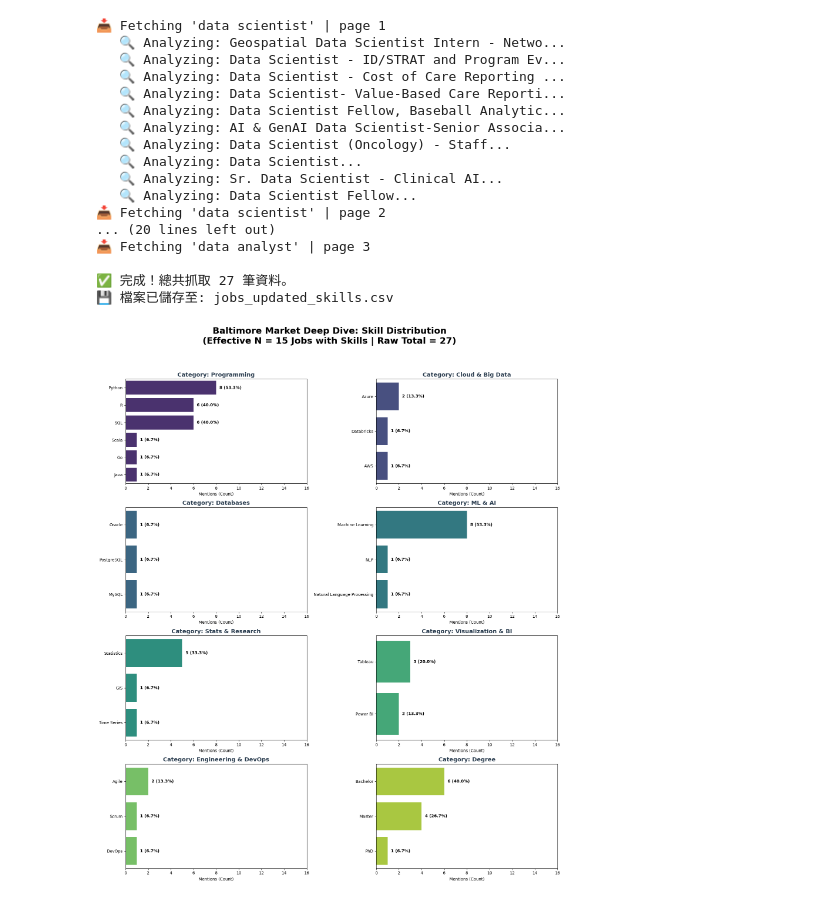
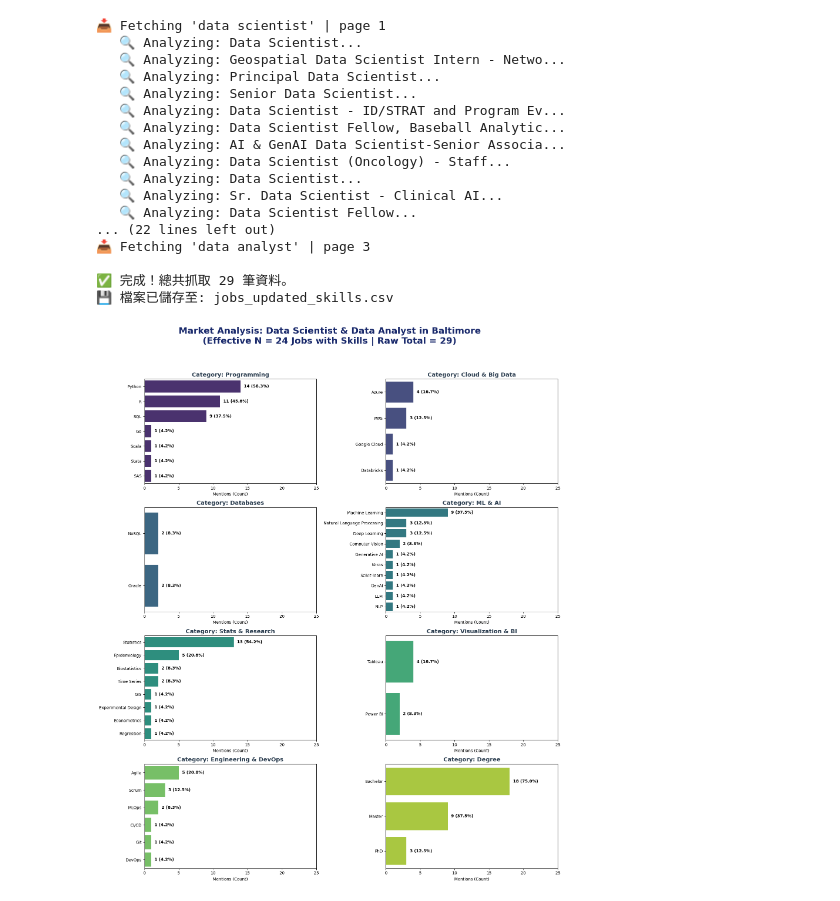
Before and after one commit to yhlien1221/job-skill-analyzer, a Jupyter notebook: job_skill_analyzer.ipynb, the cells around one changed output. Saved outputs shown, nothing was run; the diff lists cells and outputs as text; code cells hidden in the pictures.

```diff
--- a/job_skill_analyzer.ipynb
+++ b/job_skill_analyzer.ipynb
@@ -46,7 +46,7 @@ SKILL_KEYWORDS = {
     'Cloud & Big Data': ['AWS', 'Azure', 'GCP', 'Google Cloud', 'Snowflake', 'Databricks', 'Spark', 'Hadoop', 'Kafka', 'Redshift', 'BigQuery', 'Athena', 'Glue', 'Terraform', 'Airflow'],
     'Databases': ['PostgreSQL', 'MySQL', 'MongoDB', 'NoSQL', 'SQL Server', 'Oracle', 'Cassandra'],
     'ML & AI': ['Machine Learning', 'Deep Learning', 'Reinforcement Learning', 'NLP', 'Natural Language Processing', 'Computer Vision', 'Generative AI', 'GenAI', 'LLM', 'GPT', 'Scikit-learn', 'TensorFlow', 'PyTorch', 'Keras', 'XGBoost', 'LightGBM', 'CatBoost'],
-    'Stats & Research': ['Statistics', 'statisti','Biostatistics', 'Causal Inference', 'Epidemiology', 'Econometrics', 'Bayesian', 'Survival Analysis', 'Longitudinal', 'Time Series', 'A/B Testing', 'Experimental Design', 'Propensity Score', 'Clinical Trials', 'Regression', 'Hypothesis Testing', 'RCT', 'GIS', 'Geographic Information Systems'],
+    'Stats & Research': ['Statistics', 'statisti','Biostatistics', 'Causal Inference', 'Epidemiology', 'Econometrics', 'Bayesian', 'Survival Analysis', 'Longitudinal', 'Time Series', 'A/B Testing', 'Experimental Design', 'Propensity Score', 'Clinical Trials', 'Regression', 'Hypothesis Testing', 'RCT', 'GIS', 'Geographic Information Systems', 'Spatial'],
     'Visualization & BI': ['Tableau', 'Power BI', 'Looker', 'Qlik', 'Matplotlib', 'Seaborn', 'Plotly', 'Shiny', 'D3.js'],
     'Engineering & DevOps': ['Git', 'GitHub', 'CI/CD', 'Docker', 'Kubernetes', 'MLOps', 'Agile', 'Scrum', 'DevOps'],
     'Degree': ['PhD', 'Ph.D.', 'Doctorate', 'Master', 'M.S.', 'MSc', 'MPH', 'MBA', 'Bachelor']
@@ -172,21 +172,21 @@ print(f"\n✅ 完成！總共抓取 {len(all_jobs)} 筆資料。")
 print(f"💾 檔案已儲存至: {output_name}")
 # %% [output]
 📥 Fetching 'data scientist' | page 1
+   🔍 Analyzing: Data Scientist...
    🔍 Analyzing: Geospatial Data Scientist Intern - Netwo...
+   🔍 Analyzing: Principal Data Scientist...
+   🔍 Analyzing: Senior Data Scientist...
    🔍 Analyzing: Data Scientist - ID/STRAT and Program Ev...
-   🔍 Analyzing: Data Scientist - Cost of Care Reporting ...
-   🔍 Analyzing: Data Scientist- Value-Based Care Reporti...
    🔍 Analyzing: Data Scientist Fellow, Baseball Analytic...
    🔍 Analyzing: AI & GenAI Data Scientist-Senior Associa...
    🔍 Analyzing: Data Scientist (Oncology) - Staff...
    🔍 Analyzing: Data Scientist...
    🔍 Analyzing: Sr. Data Scientist - Clinical AI...
    🔍 Analyzing: Data Scientist Fellow...
-📥 Fetching 'data scientist' | page 2
-... (20 lines left out)
+... (22 lines left out)
 📥 Fetching 'data analyst' | page 3
 
-✅ 完成！總共抓取 27 筆資料。
+✅ 完成！總共抓取 29 筆資料。
 💾 檔案已儲存至: jobs_updated_skills.csv
 # %%
 import pandas as pd
@@ -197,7 +197,7 @@ import math
 from pathlib import Path
 
 # 1. 讀取資料
-file_name = 'jobs_final_fixed_v2.csv'
+file_name = 'jobs_updated_skills.csv'
 df = pd.read_csv(file_name)
 
 # 技能清單與分類 (保持不變)
@@ -257,33 +257,33 @@ for i, cat in enumerate(categories):
     if not cat_df.empty:
         counts = cat_df['Skill'].value_counts().reset_index()
         counts.columns = ['Skill', 'Count']
 
         sns.barplot(data=counts, x='Count', y='Skill', ax=ax, color=palette[i])
         ax.set_title(f'Category: {cat}', fontsize=14, fontweight='bold', color='#2c3e50')
         ax.set_xlabel('Mentions (Count)')
         ax.set_ylabel('')
         ax.set_xlim(0, n_sample + 1) # X軸上限設為有效樣本總數
 
         # 💡 重點：加上混合標籤 "Count (Percentage%)"
         for p in ax.patches:
             count_val = int(p.get_width())
             pct_val = (count_val / n_sample) * 100
             ax.annotate(f'{count_val} ({pct_val:.1f}%)',
                         (count_val, p.get_y() + p.get_height() / 2),
                         ha='left', va='center', xytext=(8, 0),
                         textcoords='offset points', fontsize=10, fontweight='bold')
     else:
         ax.text(0.5, 0.5, 'No skills detected', ha='center', va='center', color='gray')
         ax.set_title(f'Category: {cat} (Empty)', fontsize=14, color='gray')
 
 # 移除多餘圖位
 for j in range(i + 1, len(axes)):
     fig.delaxes(axes[j])
 
-plt.suptitle(f'Baltimore Market Deep Dive: Skill Distribution\n(Effective N = {n_sample} Jobs with Skills | Raw Total = {len(df)})',
-             fontsize=22, fontweight='bold', y=0.98)
+plt.suptitle(f'Market Analysis: Data Scientist & Data Analyst in Baltimore\n(Effective N = {n_sample} Jobs with Skills | Raw Total = {len(df)})',
+             fontsize=22, fontweight='bold', y=0.98, color='#1a2a6c')
 plt.tight_layout(rect=[0, 0.03, 1, 0.95])
 plt.savefig('category_mixed_analysis.png', dpi=300)
 plt.show()
 # %% [output]
-[figure, old version]
+[figure, new version]
```
Also changed, not shown: parts of 2 cells of this notebook.
